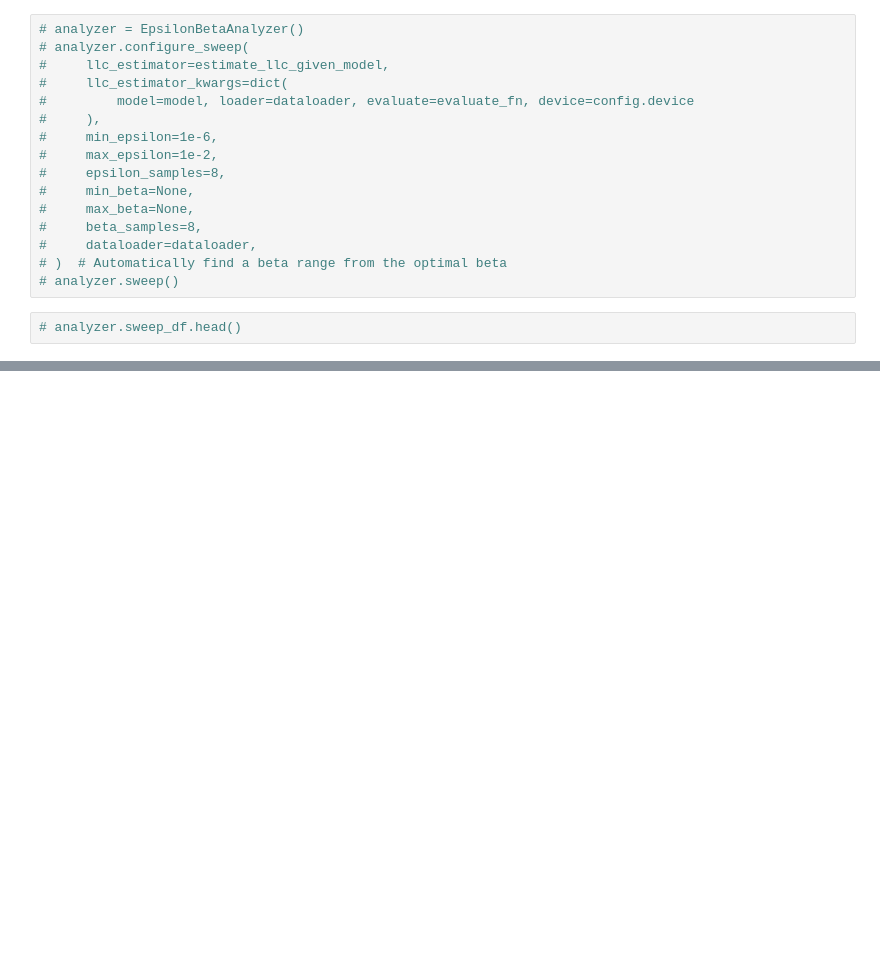
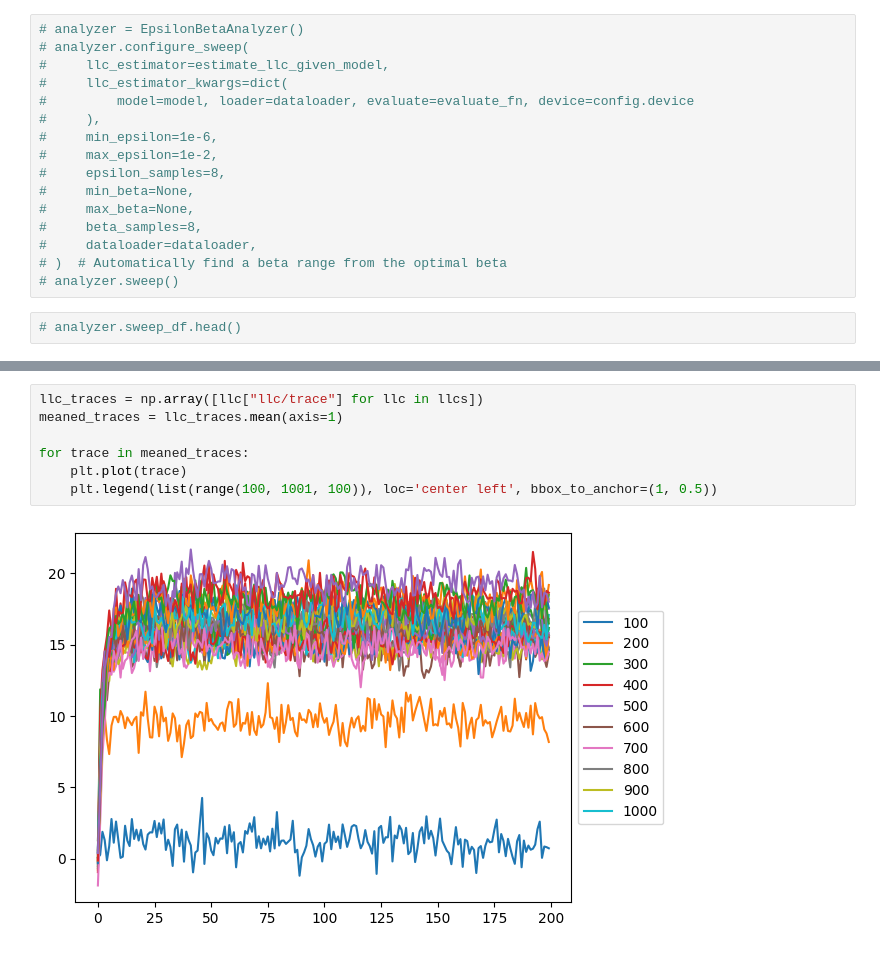
Before and after one commit to cybershiptrooper/ConceptPercolation, a Jupyter notebook: llc_estimation.ipynb, the cells around one changed output, grey strips where cells are left out. Cells and saved outputs as stored; diff of their text form; blank space fills up the shorter version.

```diff
--- a/llc_estimation.ipynb
+++ b/llc_estimation.ipynb
@@ -195,0 +265,9 @@ for iter in iters:
+# %%
+llc_traces = np.array([llc["llc/trace"] for llc in llcs])
+meaned_traces = llc_traces.mean(axis=1)
+
+for trace in meaned_traces:
+    plt.plot(trace)
+    plt.legend(list(range(100, 1001, 100)), loc='center left', bbox_to_anchor=(1, 0.5))
+# %% [output]
+[figure, added]
```
Also changed, not shown: parts of 7 cells of this notebook, 5 other files.
